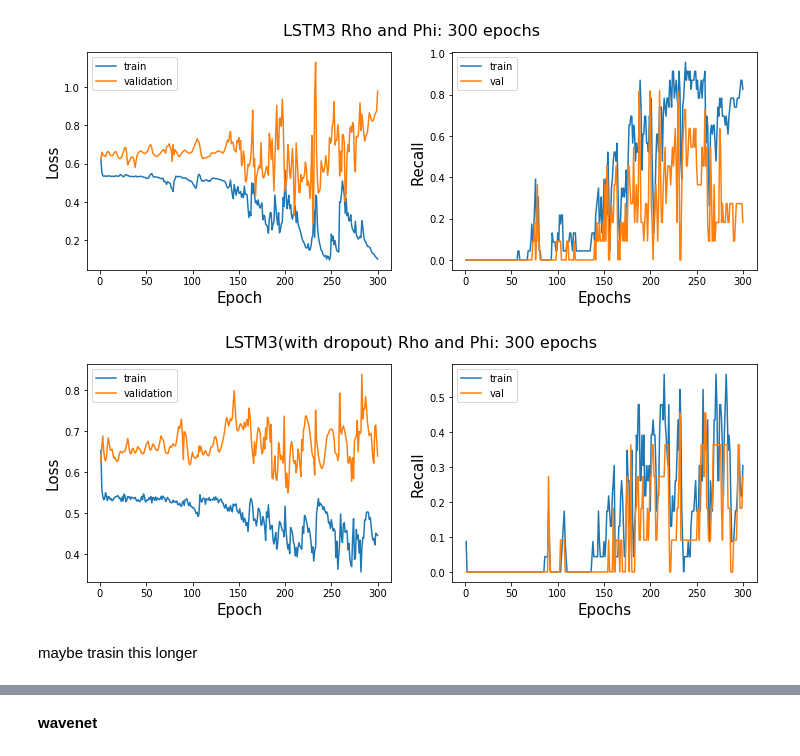
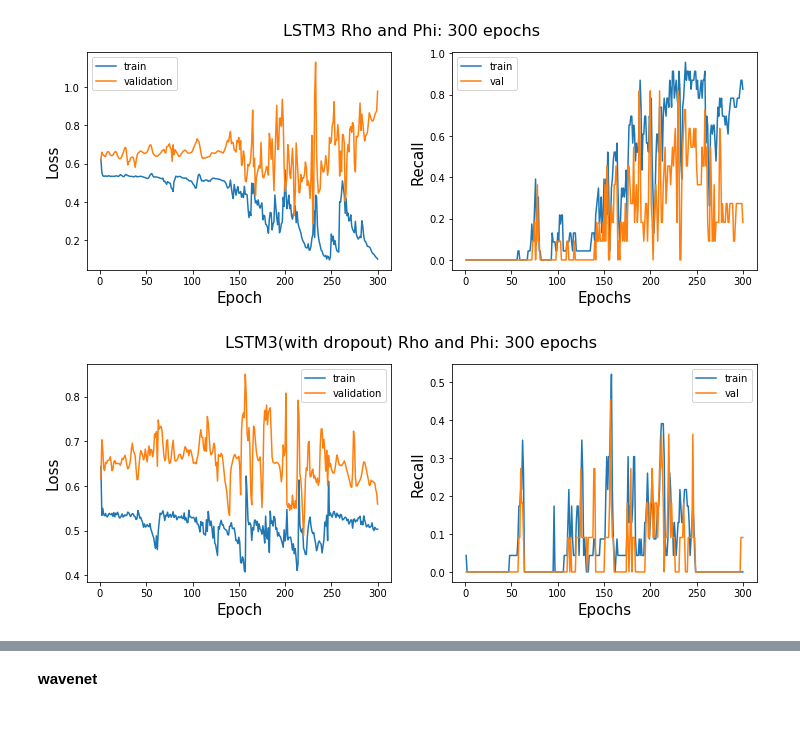
Before and after one commit to Iguanacolossus/Capstone3-TBA, a Jupyter notebook: notebooks/HAR-classification.ipynb, the cells around one changed output, grey strips where cells are left out. Saved outputs shown, nothing was run; the diff lists cells and outputs as text; code cells hidden in the pictures; blank space fills up the shorter version.

```diff
--- a/notebooks/HAR-classification.ipynb
+++ b/notebooks/HAR-classification.ipynb
@@ -694,4 +676,4 @@ _________________________________________________________________
 # %%
-LSTM2_hist3 = model_LSTM3.fit(X_train_rhophi,y_train_rhophi, epochs=300, validation_data=(X_vali_rhophi,y_vali_rhophi))
+LSTM3_hist = model_LSTM3.fit(X_train_rhophi,y_train_rhophi, epochs=300, validation_data=(X_vali_rhophi,y_vali_rhophi))
 # %% [output]
 Epoch 1/300
@@ -716,8 +698,6 @@ Epoch 300/300
 # %% [output]
 [figure]
 # %%
-lr_plot(LSTM2_hist3,'LSTM3(with dropout) Rho and Phi: 300 epochs','LSTM3_with_do_epochs.png')
+lr_plot(LSTM3_hist,'LSTM3(with dropout) Rho and Phi: 300 epochs','LSTM3_longer.png')
 # %% [output]
-[figure, old version]
+[figure, new version]
-# %% [markdown]
-maybe trasin this longer
```
Also changed, not shown: parts of 44 cells of this notebook, 2 other files.
